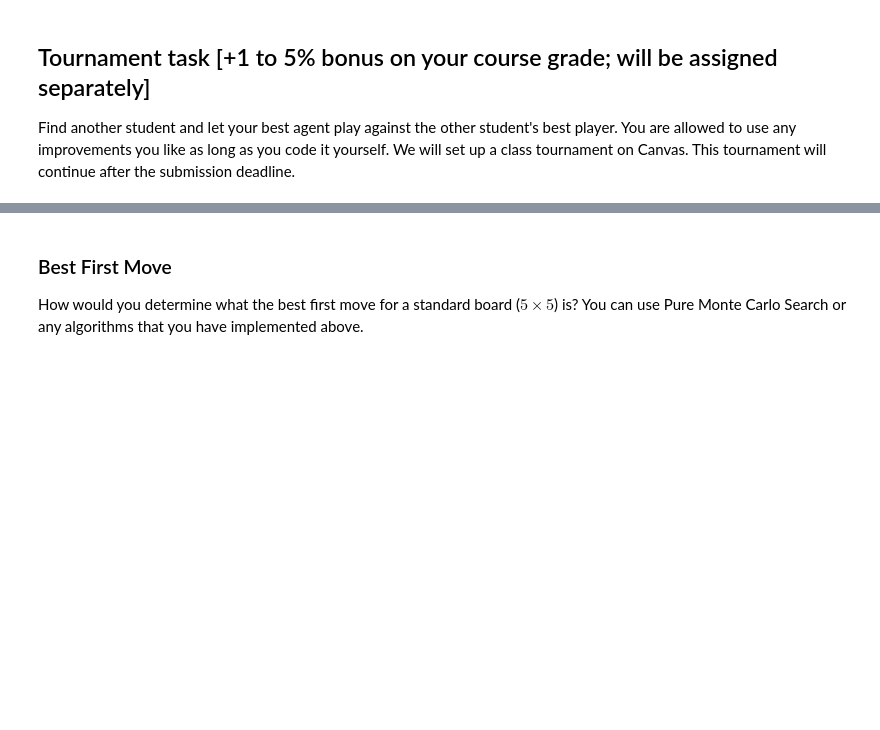
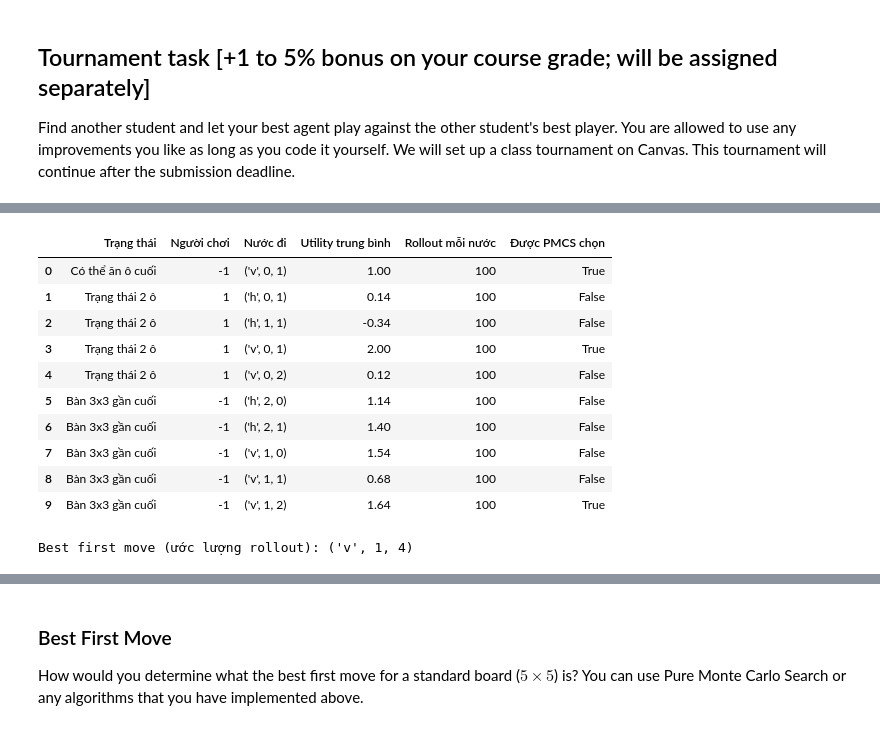
Before and after one commit to SGU-2627-PBL-AdvancedAI/LAB05_GAME, a Jupyter notebook: assignment_dots_and_boxes.ipynb, the cells around one changed output, grey strips where cells are left out. Cells and saved outputs as stored; diff of their text form; code cells hidden in the pictures; blank space fills up the shorter version.

```diff
--- a/assignment_dots_and_boxes.ipynb
+++ b/assignment_dots_and_boxes.ipynb
@@ -207,0 +892,80 @@ Implement Pure Monte Carlo Search (see [tic-tac-toe-example](tictactoe_pure_mont
+# %%
+def pmcs_search(state, player=1, rollouts_per_action=100, seed=2026):
+    """Pure Monte Carlo Search: equal rollout budget for every legal action."""
+    if not isinstance(rollouts_per_action, int) or rollouts_per_action <= 0:
+        raise ValueError("rollouts_per_action must be a positive integer")
+
+    legal_actions = actions(state)
+    if not legal_actions:
+        return None, {}
+
+    rng = random.Random(seed)
+    action_values = {}
+
+    for action in legal_actions:
+        rewards = []
+        for _ in range(rollouts_per_action):
+            rollout_state = result(state, action, player)
+            to_move = next_player(state, rollout_state, player)
+
+            while not terminal(rollout_state):
+                rollout_action = rng.choice(actions(rollout_state))
+                next_state = result(rollout_state, rollout_action, to_move)
+                to_move = next_player(rollout_state, next_state, to_move)
+                rollout_state = next_state
+
+            rewards.append(utility(rollout_state, player))
+
+        action_values[action] = float(np.mean(rewards))
+
+    best_action = max(action_values, key=action_values.get)
+    return best_action, action_values
+
+
+# Run PMCS on the same three manual states used for the minimax tests.
+pmcs_manual_rows = []
+for state_index, (state_name, state, player) in enumerate(manual):
+    best_action, action_values = pmcs_search(
+        state, player=player, rollouts_per_action=100,
+        seed=2026 + state_index
+    )
+    for action, estimated_utility in action_values.items():
+        pmcs_manual_rows.append({
+            "Trạng thái": state_name,
+            "Người chơi": player,
+            "Nước đi": str(action),
+            "Utility trung bình": round(estimated_utility, 4),
+            "Rollout mỗi nước": 100,
+            "Được PMCS chọn": action == best_action
+        })
+
+pmcs_manual_df = pd.DataFrame(pmcs_manual_rows)
+display(pmcs_manual_df)
+
+
+def pmcs_first_move(size=(5,5), rollouts_per_action=100, seed=2026):
+    """Estimate the best opening action by PMCS on an empty board."""
+    return pmcs_search(
+        new_board(size), player=1,
+        rollouts_per_action=rollouts_per_action, seed=seed
+    )
+
+best_move, opening_scores = pmcs_first_move((5,5), rollouts_per_action=100, seed=2026)
+print("Best first move (ước lượng rollout):", best_move)
+display(pd.DataFrame([
+    {"Nước đi": str(action), "Utility trung bình": value}
+    for action, value in opening_scores.items()
+]).sort_values("Utility trung bình", ascending=False).head(10))
+# %% [output]
+|  | Trạng thái | Người chơi | Nước đi | Utility trung bình | Rollout mỗi nước | Được PMCS chọn |
+| 0 | Có thể ăn ô cuối | -1 | ('v', 0, 1) | 1.00 | 100 | True |
+| 1 | Trạng thái 2 ô | 1 | ('h', 0, 1) | 0.14 | 100 | False |
+| 2 | Trạng thái 2 ô | 1 | ('h', 1, 1) | -0.34 | 100 | False |
+| 3 | Trạng thái 2 ô | 1 | ('v', 0, 1) | 2.00 | 100 | True |
+| 4 | Trạng thái 2 ô | 1 | ('v', 0, 2) | 0.12 | 100 | False |
+| 5 | Bàn 3x3 gần cuối | -1 | ('h', 2, 0) | 1.14 | 100 | False |
+| 6 | Bàn 3x3 gần cuối | -1 | ('h', 2, 1) | 1.40 | 100 | False |
+| 7 | Bàn 3x3 gần cuối | -1 | ('v', 1, 0) | 1.54 | 100 | False |
+| 8 | Bàn 3x3 gần cuối | -1 | ('v', 1, 1) | 0.68 | 100 | False |
+| 9 | Bàn 3x3 gần cuối | -1 | ('v', 1, 2) | 1.64 | 100 | True |
+Best first move (ước lượng rollout): ('v', 1, 4)
```
Also changed, not shown: parts of 48 cells of this notebook.
